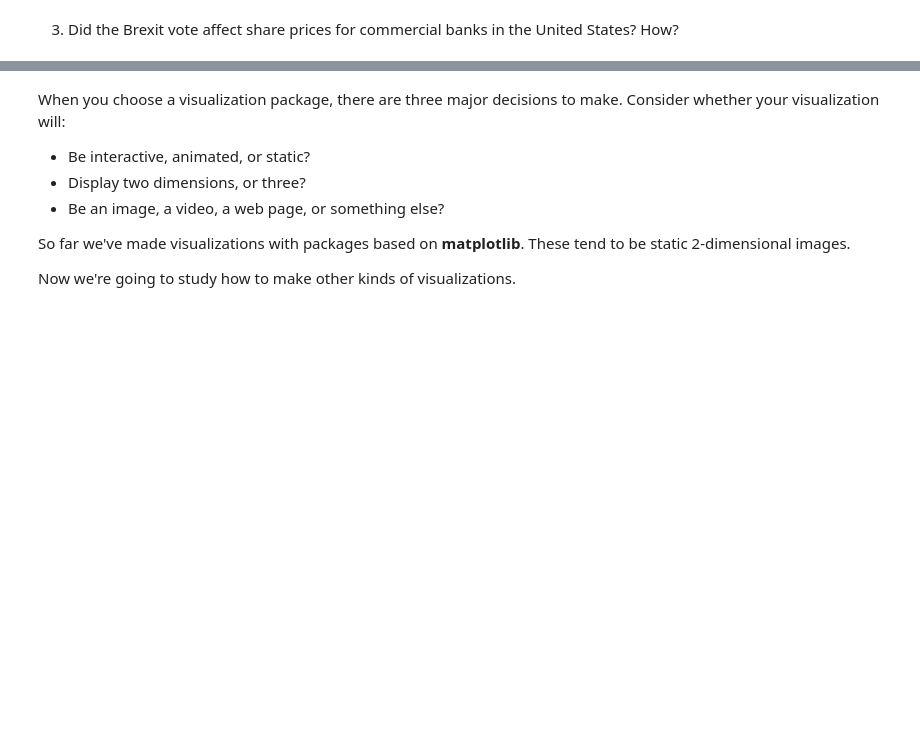
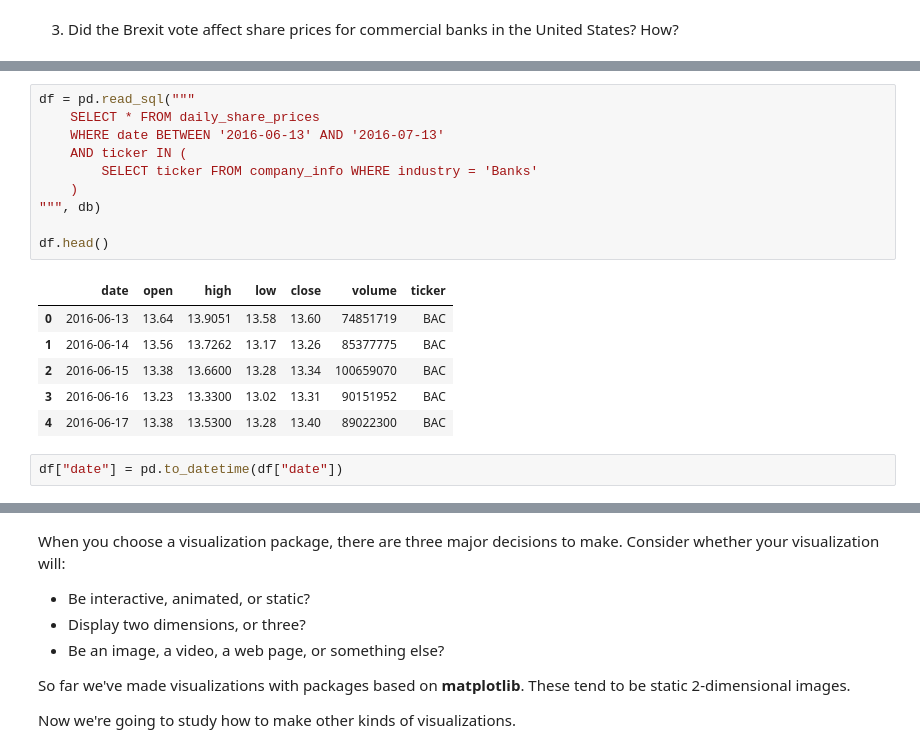
Before and after one commit to 2019-winter-ucdavis-sta141b/notes, a Jupyter notebook: lecture/02.28/notes.ipynb, the cells around one changed output, grey strips where cells are left out. Drawn from its saved outputs; the diff is of its cells as text; blank space fills up the shorter version.

```diff
--- a/lecture/02.28/notes.ipynb
+++ b/lecture/02.28/notes.ipynb
@@ -140,0 +241,19 @@ pd.read_sql("""
+# %%
+df = pd.read_sql("""
+    SELECT * FROM daily_share_prices
+    WHERE date BETWEEN '2016-06-13' AND '2016-07-13'
+    AND ticker IN (
+        SELECT ticker FROM company_info WHERE industry = 'Banks'
+    )
+""", db)
+
+df.head()
+# %% [output]
+|  | date | open | high | low | close | volume | ticker |
+| 0 | 2016-06-13 | 13.64 | 13.9051 | 13.58 | 13.60 | 74851719 | BAC |
+| 1 | 2016-06-14 | 13.56 | 13.7262 | 13.17 | 13.26 | 85377775 | BAC |
+| 2 | 2016-06-15 | 13.38 | 13.6600 | 13.28 | 13.34 | 100659070 | BAC |
+| 3 | 2016-06-16 | 13.23 | 13.3300 | 13.02 | 13.31 | 90151952 | BAC |
+| 4 | 2016-06-17 | 13.38 | 13.5300 | 13.28 | 13.40 | 89022300 | BAC |
+# %%
+df["date"] = pd.to_datetime(df["date"])
```
Also changed, not shown: parts of 21 cells of this notebook.
